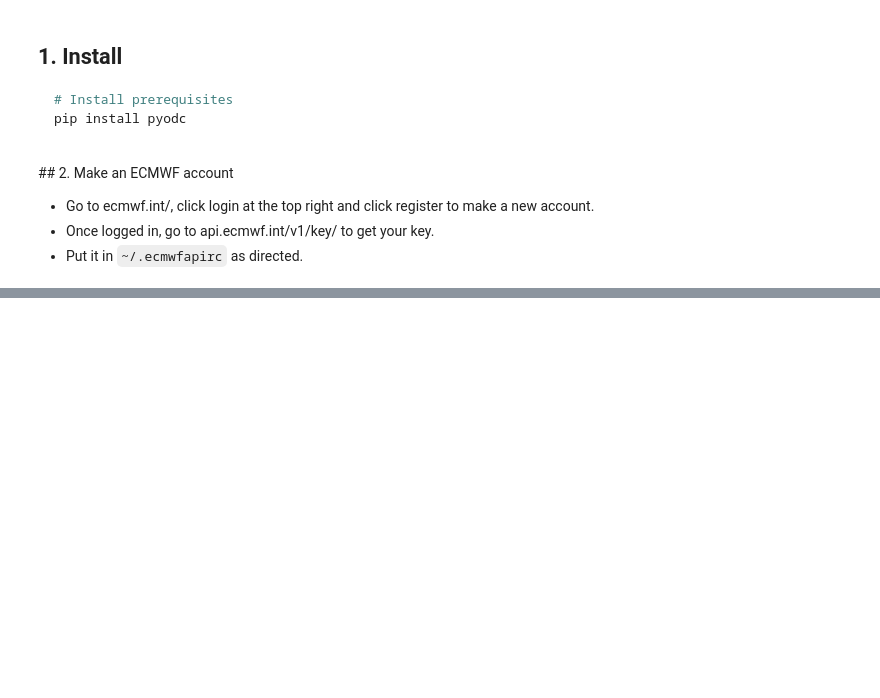
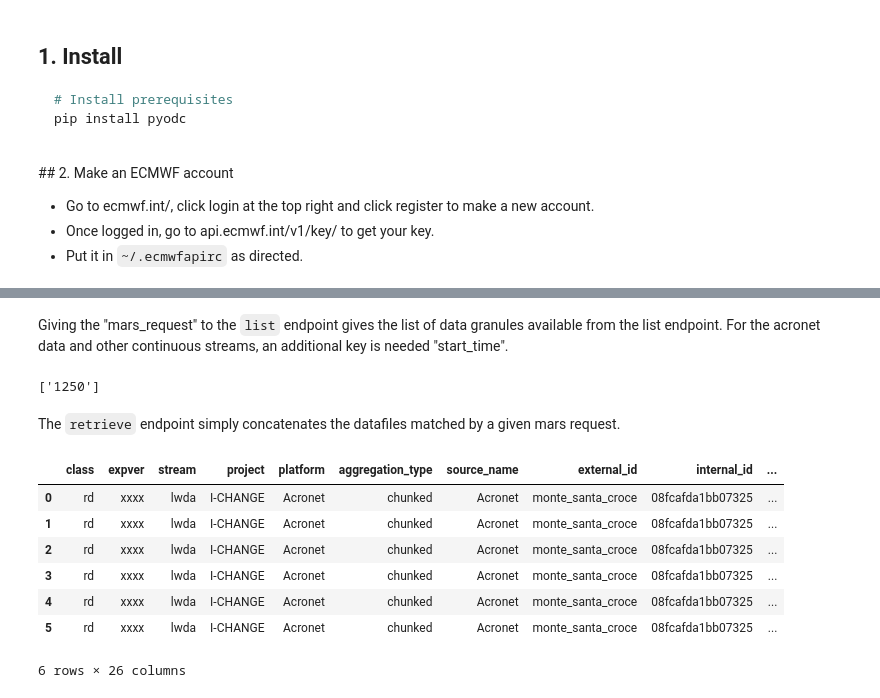
Before and after one commit to ecmwf/IonBeam, a Jupyter notebook: notebooks/iCHANGE/ICHANGE_IonBeam_Access_demo_document.ipynb, the cells around one changed output, grey strips where cells are left out. Cells and saved outputs as stored; diff of their text form; code cells hidden in the pictures; blank space fills up the shorter version.

```diff
--- a/notebooks/iCHANGE/ICHANGE_IonBeam_Access_demo_document.ipynb
+++ b/notebooks/iCHANGE/ICHANGE_IonBeam_Access_demo_document.ipynb
@@ -297,0 +150,3 @@ list_resp.json()
+# %%
+example_station = by_platform["acronet"][-1]
+example_station
@@ -298,2 +169,27 @@ list_resp.json()
+# %% [markdown]
+Giving the "mars_request" to the `list` endpoint gives the list of data granules available from the list endpoint. For the acronet data and other continuous streams, an additional key is needed "start_time".
+# %%
+data_granules = session.get(url + "list", params = example_station["mars_request"])
+sorted([g["mars_request"]["start_time"] for g in data_granules.json()])
+# %% [output]
+['1250']
+# %% [markdown]
+The `retrieve` endpoint simply concatenates the datafiles matched by a given mars request.
 # %%
-data = session.get(url + "retrieve", params = mars_request)
+args = {
+    "format" : "csv"
+}
+
+data = session.get(url + "retrieve", params = example_station["mars_request"] | args)
+
+df = pd.read_csv(BytesIO(data.content))
+df
+# %% [output]
+|  | class | expver | stream | project | platform | aggregation_type | source_name | external_id | internal_id | ... |
+| 0 | rd | xxxx | lwda | I-CHANGE | Acronet | chunked | Acronet | monte_santa_croce | 08fcafda1bb07325 | ... |
+| 1 | rd | xxxx | lwda | I-CHANGE | Acronet | chunked | Acronet | monte_santa_croce | 08fcafda1bb07325 | ... |
+| 2 | rd | xxxx | lwda | I-CHANGE | Acronet | chunked | Acronet | monte_santa_croce | 08fcafda1bb07325 | ... |
+| 3 | rd | xxxx | lwda | I-CHANGE | Acronet | chunked | Acronet | monte_santa_croce | 08fcafda1bb07325 | ... |
+| 4 | rd | xxxx | lwda | I-CHANGE | Acronet | chunked | Acronet | monte_santa_croce | 08fcafda1bb07325 | ... |
+| 5 | rd | xxxx | lwda | I-CHANGE | Acronet | chunked | Acronet | monte_santa_croce | 08fcafda1bb07325 | ... |
+6 rows × 26 columns
```
Also changed, not shown: parts of 24 cells of this notebook, 34 other files.
